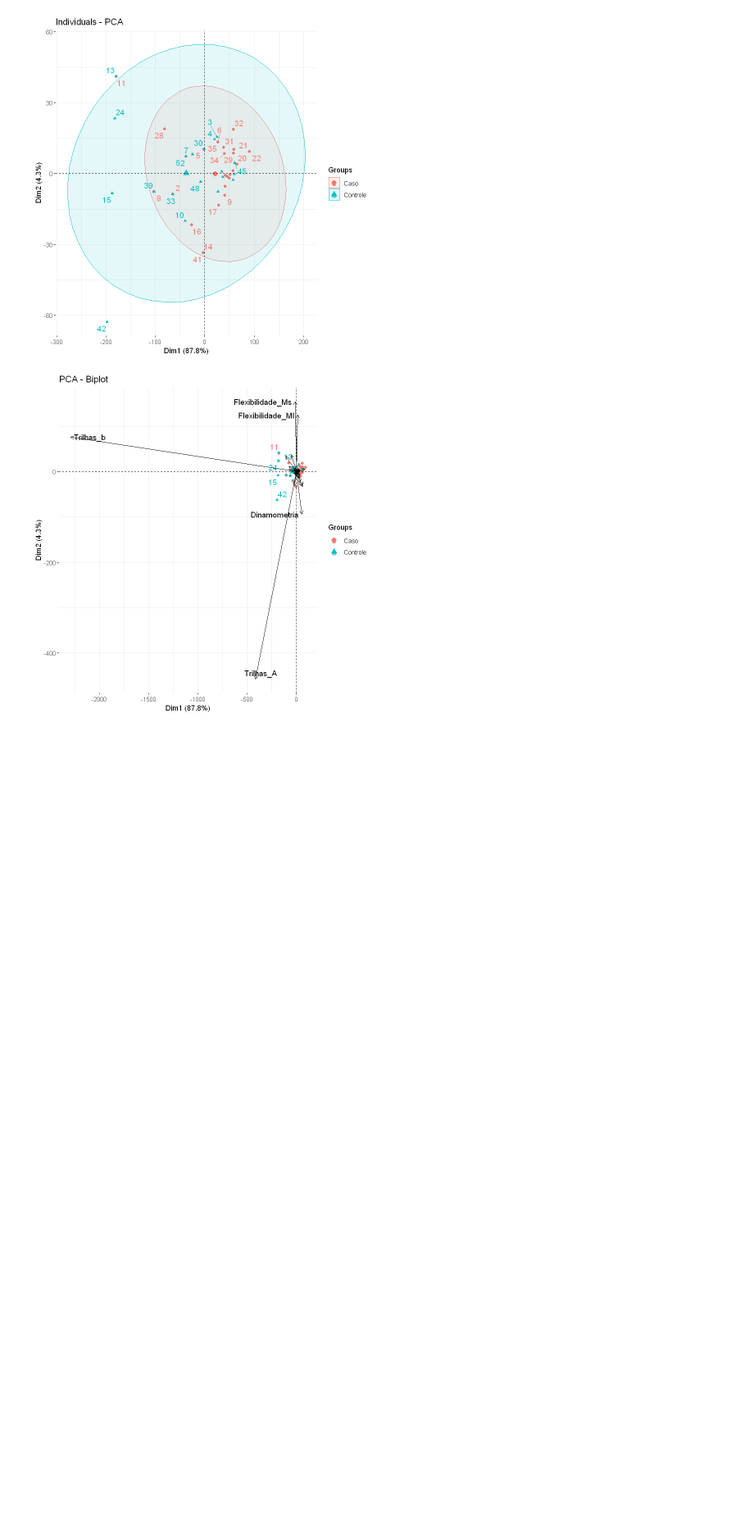
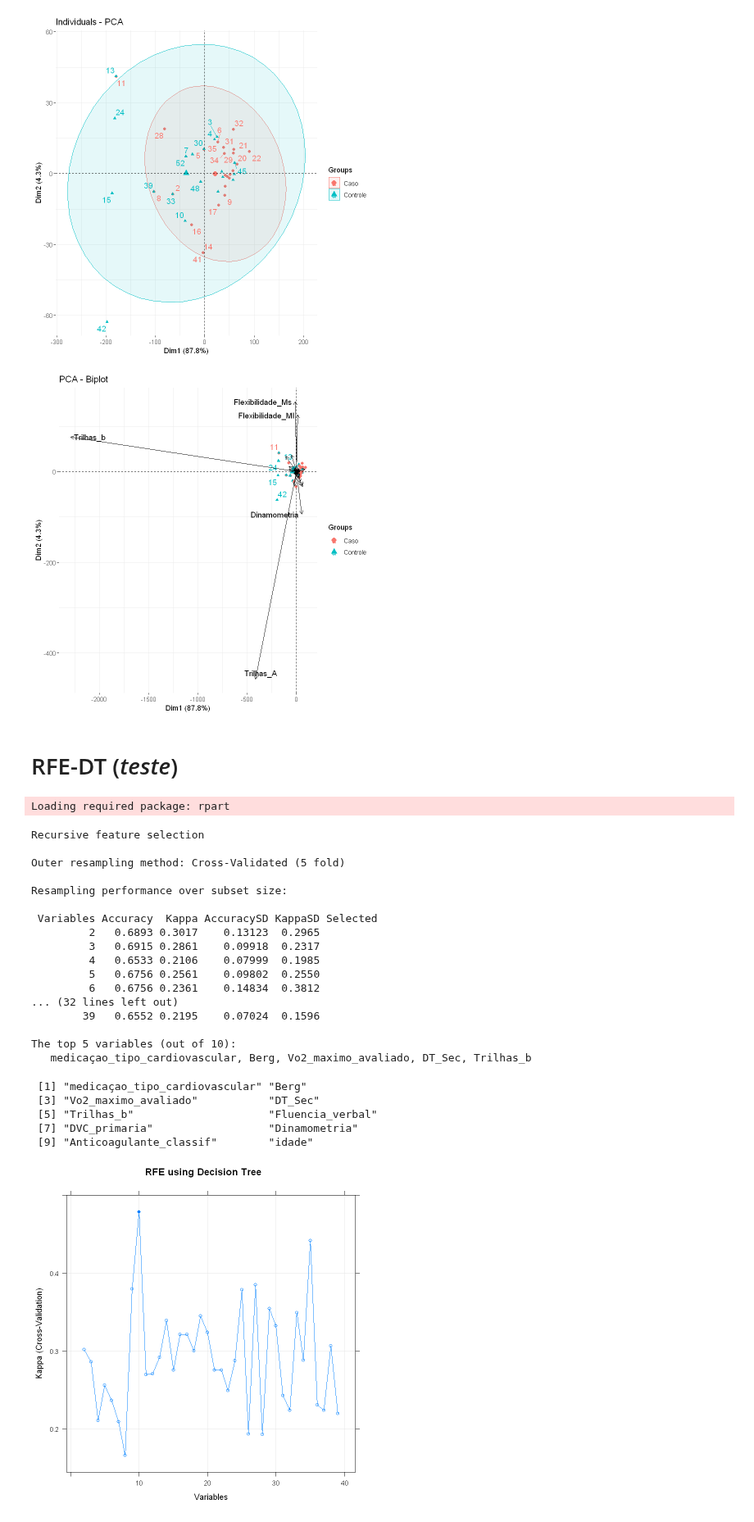
Before and after one commit to RenanBaltar/Analises_Heitor, a Jupyter notebook: Analise_Heitor_tese.ipynb, the cells around one changed output. Shown at 82% size. Cells and saved outputs as stored; diff of their text form; code cells hidden in the pictures; blank space fills up the shorter version.

```diff
--- a/Analise_Heitor_tese.ipynb
+++ b/Analise_Heitor_tese.ipynb
@@ -1093,3 +1093,46 @@ Warning message:
 "ggrepel: 68 unlabeled data points (too many overlaps). Consider increasing max.overlaps"
 [figure]
 [figure]
+# %% [markdown]
+# RFE-DT (*teste*)
+# %%
+#install.packages("caret")
+#require(caret)
+#install.packages("e1071")
+#require(e1071)
+#install.packages("rpart")
+require(rpart)
+set.seed(1)
+control2 <- rfeControl(functions=treebagFuncs, method="cv", number=5)
+set.seed(2)
+results2 <- rfe(BD[,2:40], BD[[1]], sizes=c(2:40),rfeControl=control2,metric="Kappa") #Classes desbalanceadas
+print(results2)
+#list the chosen features
+predictors(results2)
+#plot the results
+plot(results2, type=c("g", "o"),main="RFE using Decision Tree")
+# %% [output]
+Loading required package: rpart
+Recursive feature selection
+
+Outer resampling method: Cross-Validated (5 fold)
+
+Resampling performance over subset size:
+
+ Variables Accuracy  Kappa AccuracySD KappaSD Selected
+         2   0.6893 0.3017    0.13123  0.2965
+         3   0.6915 0.2861    0.09918  0.2317
+         4   0.6533 0.2106    0.07999  0.1985
+         5   0.6756 0.2561    0.09802  0.2550
+         6   0.6756 0.2361    0.14834  0.3812
+... (32 lines left out)
+        39   0.6552 0.2195    0.07024  0.1596
+
+The top 5 variables (out of 10):
+   medicaçao_tipo_cardiovascular, Berg, Vo2_maximo_avaliado, DT_Sec, Trilhas_b
+ [1] "medicaçao_tipo_cardiovascular" "Berg"
+ [3] "Vo2_maximo_avaliado"           "DT_Sec"
+ [5] "Trilhas_b"                     "Fluencia_verbal"
+ [7] "DVC_primaria"                  "Dinamometria"
+ [9] "Anticoagulante_classif"        "idade"
+[figure, added]
```
Also changed, not shown: parts of 1 cell of this notebook.
